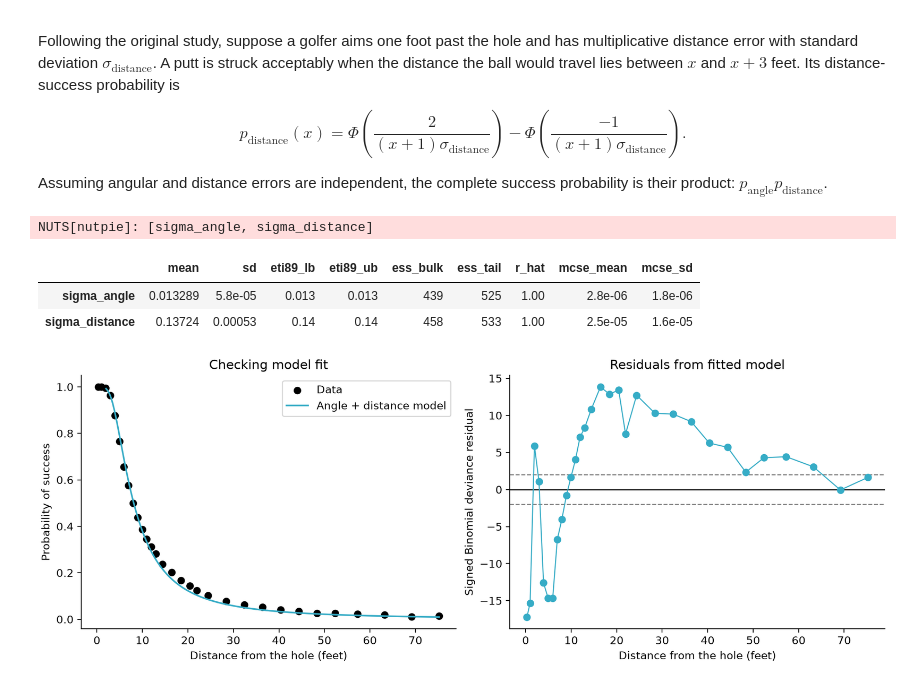
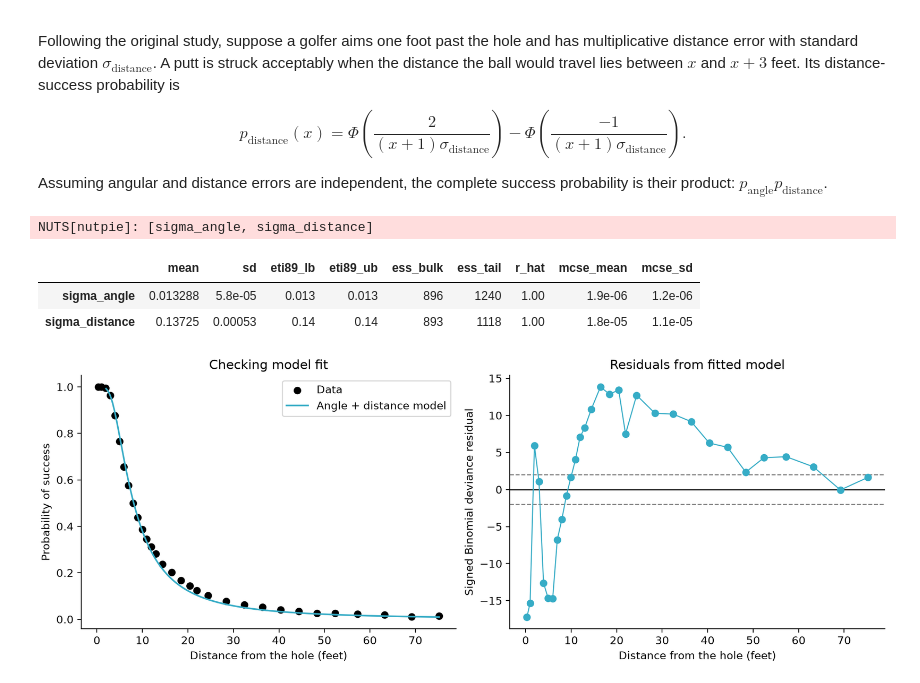
Before and after one commit to tomicapretto/bambi, a Jupyter notebook: docs/notebooks/golf_putting.ipynb, the cells around one changed output. Saved outputs shown, nothing was run; the diff lists cells and outputs as text; code cells hidden in the pictures.

```diff
--- a/docs/notebooks/golf_putting.ipynb
+++ b/docs/notebooks/golf_putting.ipynb
@@ -280,40 +280,36 @@ distance_lower_bound_expression = f"-overshot / ({distance_error_scale_expressio
 distance_probability_expression = (
     f"normal_cdf({distance_upper_bound_expression}) - "
     f"normal_cdf({distance_lower_bound_expression})"
 )
 success_probability_expression = (
     f"({angle_probability_expression}) * ({distance_probability_expression})"
 )
 angle_distance_formula = bmb.Formula(
     f"prop(successes, attempts) ~ {success_probability_expression}",
     nlpars=("sigma_angle", "sigma_distance"),
 )
 
 angle_distance_model = bmb.Model(
     angle_distance_formula,
     golf_extended,
     family="binomial",
     link="identity",
     priors={
         "sigma_angle": bmb.Prior("HalfNormal", sigma=1),
         "sigma_distance": bmb.Prior("HalfNormal", sigma=1),
     },
 )
-angle_distance_idata = angle_distance_model.fit(
-    random_seed=123,
-    cores=1,
-    progressbar=False,
-)
+angle_distance_idata = angle_distance_model.fit(random_seed=123, progressbar=False)
 
 az.summary(
     angle_distance_idata,
     var_names=["sigma_angle", "sigma_distance"],
 )
 # %% [output]
 NUTS[nutpie]: [sigma_angle, sigma_distance]
 |  | mean | sd | eti89_lb | eti89_ub | ess_bulk | ess_tail | r_hat | mcse_mean | mcse_sd |
-| sigma_angle | 0.013289 | 5.8e-05 | 0.013 | 0.013 | 439 | 525 | 1.00 | 2.8e-06 | 1.8e-06 |
-| sigma_distance | 0.13724 | 0.00053 | 0.14 | 0.14 | 458 | 533 | 1.00 | 2.5e-05 | 1.6e-05 |
+| sigma_angle | 0.013288 | 5.8e-05 | 0.013 | 0.013 | 896 | 1240 | 1.00 | 1.9e-06 | 1.2e-06 |
+| sigma_distance | 0.13725 | 0.00053 | 0.14 | 0.14 | 893 | 1118 | 1.00 | 1.8e-05 | 1.1e-05 |
 # %%
 angle_distance_fitted = angle_distance_model.predict(
     angle_distance_idata,
```
Also changed, not shown: parts of 1 cell of this notebook, 7 other files.
